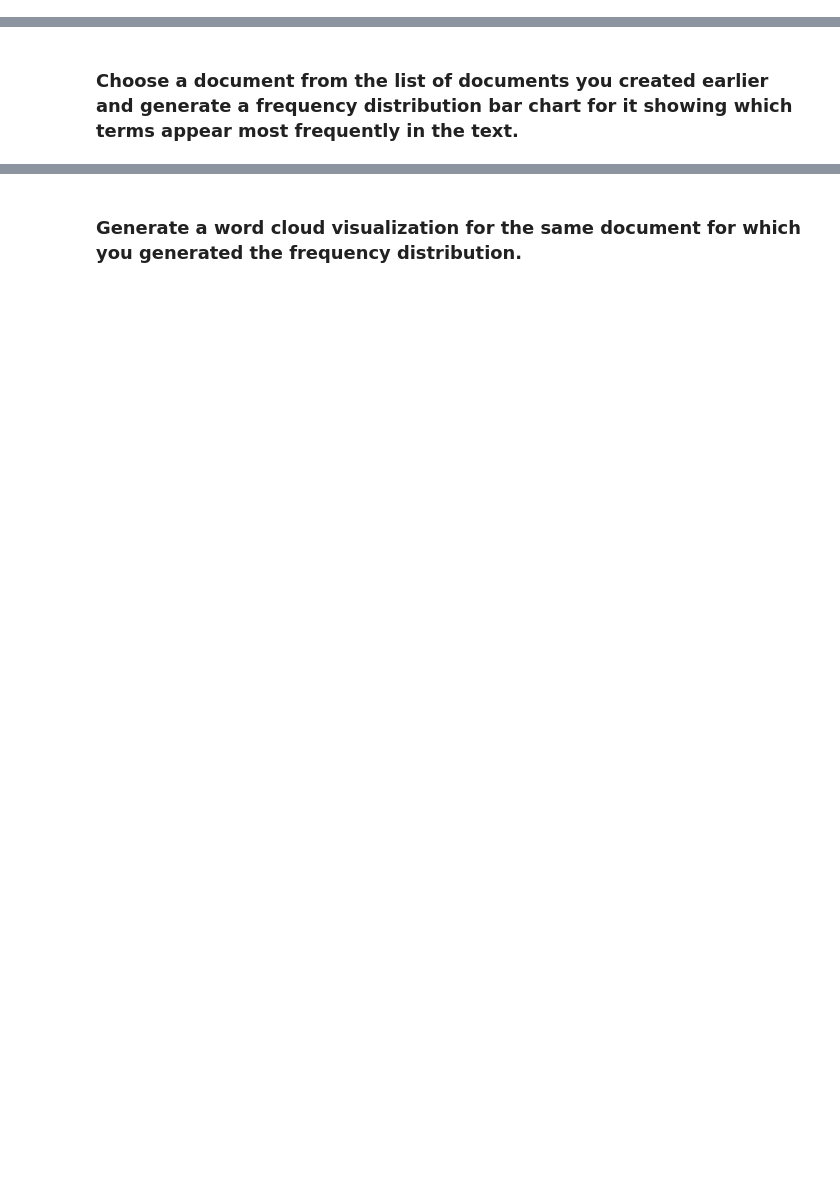
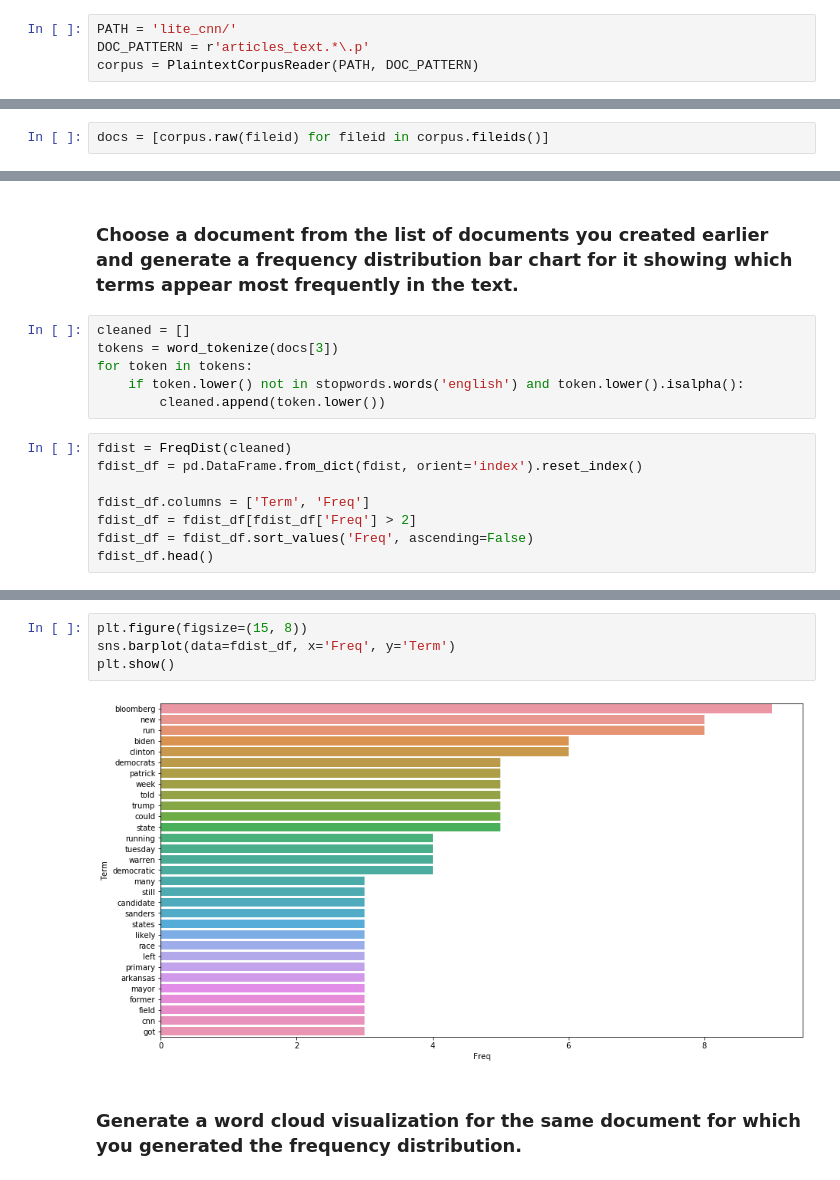
Before and after one commit to ssmcnatt/pair-work, a Jupyter notebook: week13/Day_73,_Lecture_2_Assignment.ipynb, the cells around one changed output, grey strips where cells are left out. Saved outputs shown, nothing was run; the diff lists cells and outputs as text; blank space fills up the shorter version.

```diff
--- a/week13/Day_73,_Lecture_2_Assignment.ipynb
+++ b/week13/Day_73,_Lecture_2_Assignment.ipynb
@@ -19,8 +22,14 @@ from wordcloud import WordCloud, STOPWORDS
 nlp = spacy.load("en_core_web_sm")
 # %% [markdown]
 ### Read the CNN Lite plain text file articles into a corpus using the NLTK's PlaintextCorpusReader.
+# %%
+PATH = 'lite_cnn/'
+DOC_PATTERN = r'articles_text.*\.p'
+corpus = PlaintextCorpusReader(PATH, DOC_PATTERN)
 # %% [markdown]
 ### Iterate through the fileids in the corpus, extract the raw text of each document, and store them in a list.
+# %%
+docs = [corpus.raw(fileid) for fileid in corpus.fileids()]
 # %% [markdown]
 ### Write a function that calculates the following statistics for a document and returns them as a list.
 
@@ -39,2 +115,16 @@ nlp = spacy.load("en_core_web_sm")
 # %% [markdown]
 ### Choose a document from the list of documents you created earlier and generate a frequency distribution bar chart for it showing which terms appear most frequently in the text.
+# %%
+cleaned = []
+tokens = word_tokenize(docs[3])
+for token in tokens:
+    if token.lower() not in stopwords.words('english') and token.lower().isalpha():
+        cleaned.append(token.lower())
+# %%
+fdist = FreqDist(cleaned)
+fdist_df = pd.DataFrame.from_dict(fdist, orient='index').reset_index()
+
+fdist_df.columns = ['Term', 'Freq']
+fdist_df = fdist_df[fdist_df['Freq'] > 2]
+fdist_df = fdist_df.sort_values('Freq', ascending=False)
+fdist_df.head()
@@ -41,2 +138,8 @@ nlp = spacy.load("en_core_web_sm")
+# %%
+plt.figure(figsize=(15, 8))
+sns.barplot(data=fdist_df, x='Freq', y='Term')
+plt.show()
+# %% [output]
+[figure, added]
 # %% [markdown]
 ### Generate a word cloud visualization for the same document for which you generated the frequency distribution.
```
Also changed, not shown: parts of 16 cells of this notebook, 2 other files.
